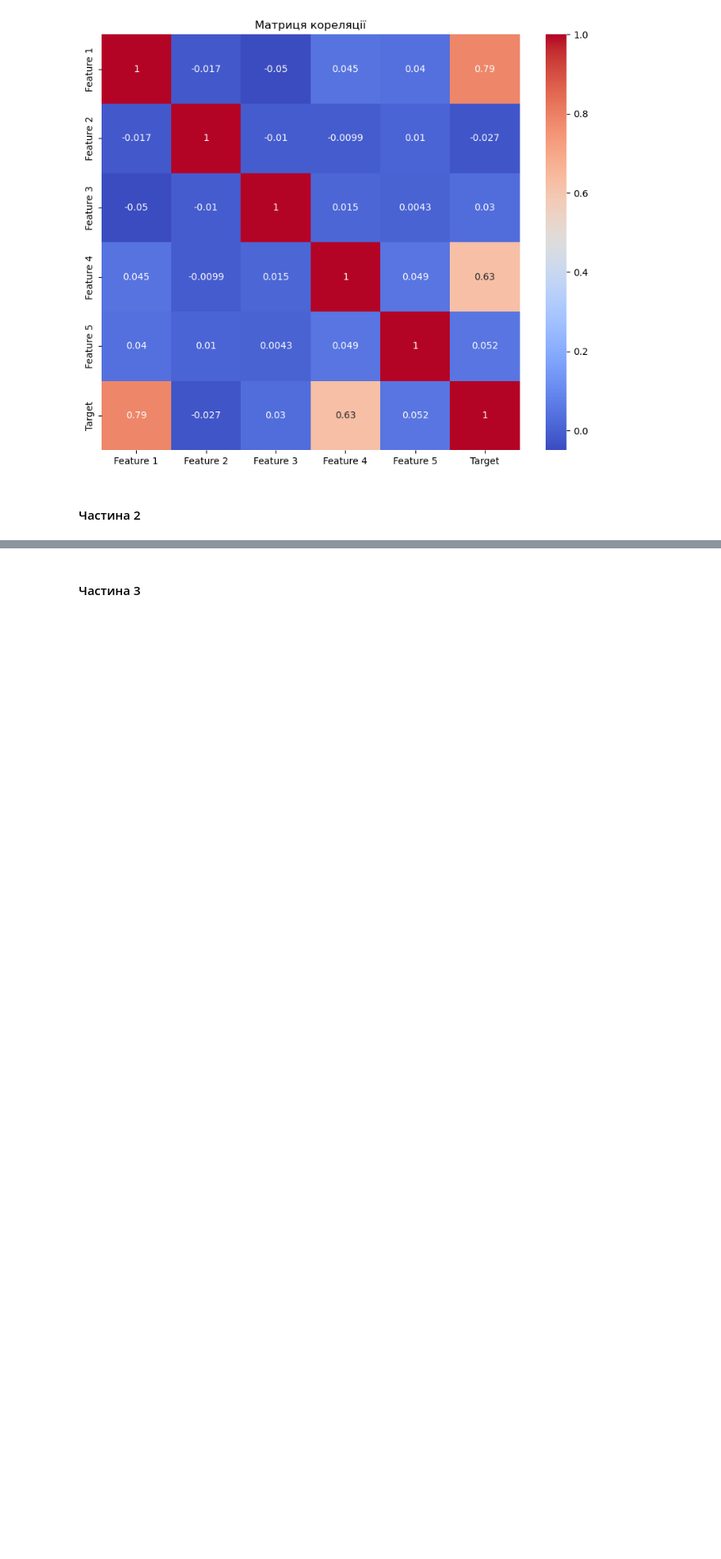
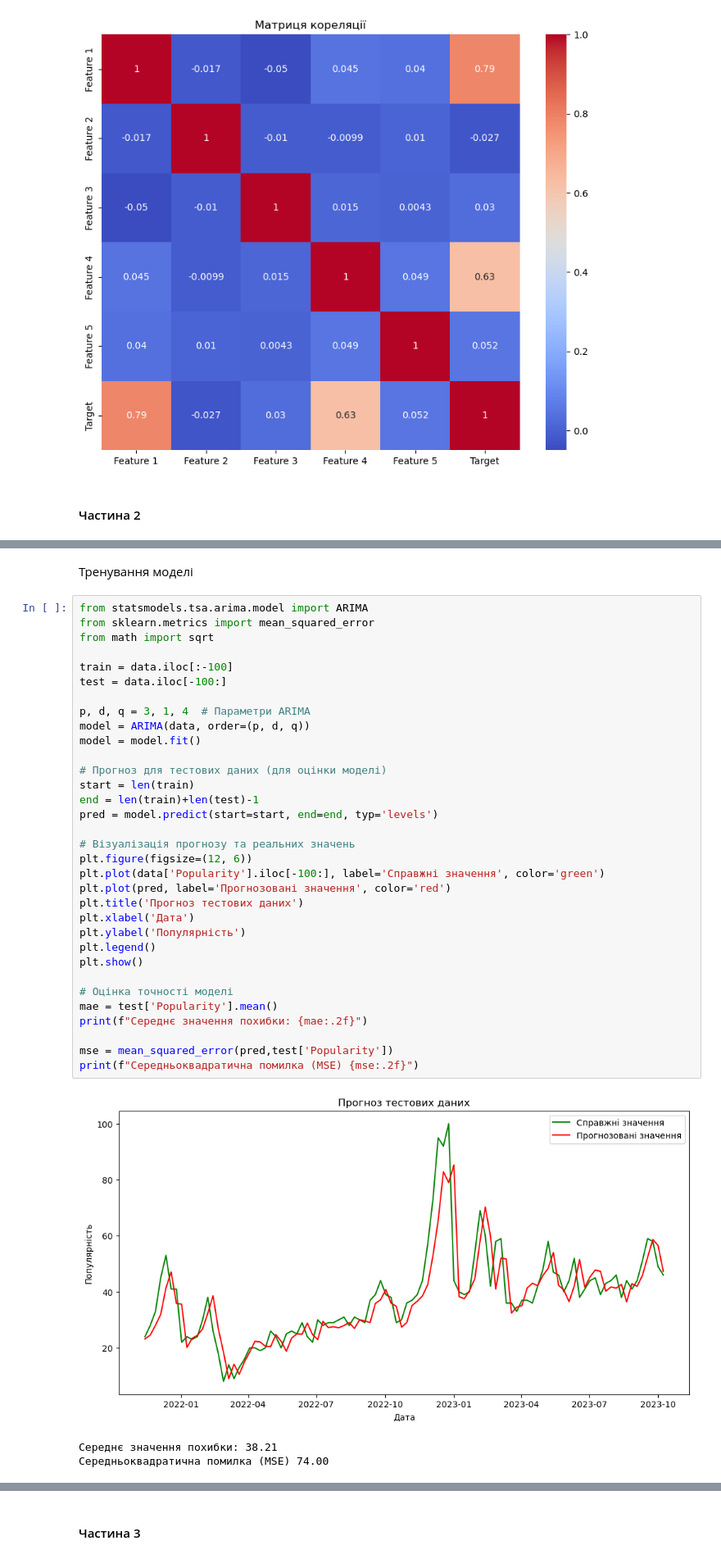
Before and after one commit to alexeyprvz/ML_2023_KNU_FIT_MIT31, a Jupyter notebook: Labs/2/Lab_2_Pereverzev.ipynb, the cells around one changed output, grey strips where cells are left out. Shown at 82% size. Cells and saved outputs as stored; diff of their text form; blank space fills up the shorter version.

```diff
--- a/Labs/2/Lab_2_Pereverzev.ipynb
+++ b/Labs/2/Lab_2_Pereverzev.ipynb
@@ -177,0 +264,39 @@ p-value: 0.05
+# %% [markdown]
+Тренування моделі
+# %%
+from statsmodels.tsa.arima.model import ARIMA
+from sklearn.metrics import mean_squared_error
+from math import sqrt
+
+train = data.iloc[:-100]
+test = data.iloc[-100:]
+
+p, d, q = 3, 1, 4  # Параметри ARIMA
+model = ARIMA(data, order=(p, d, q))
+model = model.fit()
+
+# Прогноз для тестових даних (для оцінки моделі)
+start = len(train)
+end = len(train)+len(test)-1
+pred = model.predict(start=start, end=end, typ='levels')
+
+# Візуалізація прогнозу та реальних значень
+plt.figure(figsize=(12, 6))
+plt.plot(data['Popularity'].iloc[-100:], label='Справжні значення', color='green')
+plt.plot(pred, label='Прогнозовані значення', color='red')
+plt.title('Прогноз тестових даних')
+plt.xlabel('Дата')
+plt.ylabel('Популярність')
+plt.legend()
+plt.show()
+
+# Оцінка точності моделі
+mae = test['Popularity'].mean()
+print(f"Середнє значення похибки: {mae:.2f}")
+
+mse = mean_squared_error(pred,test['Popularity'])
+print(f"Середньоквадратична помилка (MSE) {mse:.2f}")
+# %% [output]
+[figure, added]
+Середнє значення похибки: 38.21
+Середньоквадратична помилка (MSE) 74.00
```
Also changed, not shown: parts of 8 cells of this notebook.
